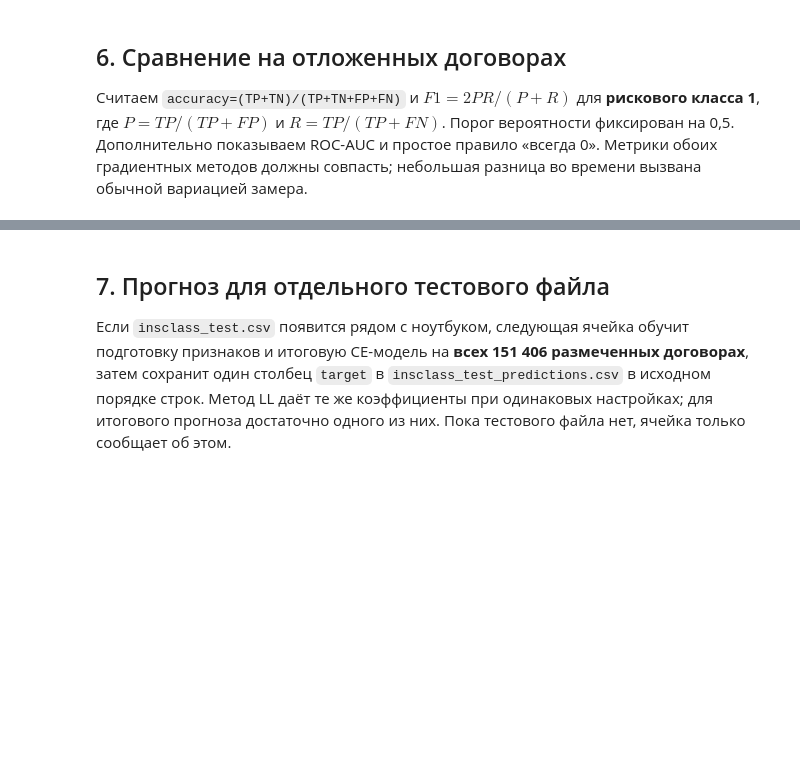
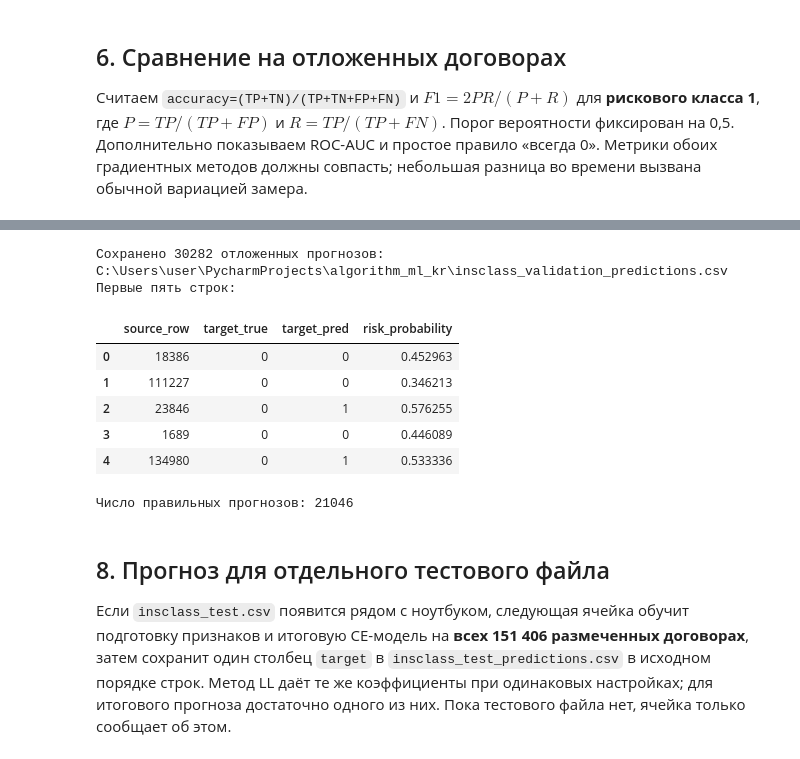
Before and after one commit to gvritia/algorithm_ml_kr, a Jupyter notebook: Текущий контроль 7-8 (реализация).ipynb, the cells around one changed output, grey strips where cells are left out. Drawn from its saved outputs; the diff is of its cells as text; code cells hidden in the pictures; blank space fills up the shorter version.

```diff
--- a/Текущий контроль 7-8 (реализация).ipynb
+++ b/Текущий контроль 7-8 (реализация).ipynb
@@ -267,5 +313,32 @@ plt.show()
+# %%
+# Сохраняем только отложенные договоры: эти строки не использовались при обучении.
+validation_export = pd.DataFrame({
+    'source_row': X_valid.index.to_numpy(),
+    'target_true': y_valid_array,
+    'target_pred': valid_predictions['CE'],
+    'risk_probability': models['CE'].predict_proba_positive(X_valid_ready),
+})
+validation_file = Path('insclass_validation_predictions.csv')
+validation_export.to_csv(validation_file, index=False)
+
+print(f'Сохранено {len(validation_export)} отложенных прогнозов: '
+      f'{validation_file.resolve()}')
+print('Первые пять строк:')
+display(validation_export.head())
+print('Число правильных прогнозов:',
+      int((validation_export['target_true'] == validation_export['target_pred']).sum()))
+# %% [output]
+Сохранено 30282 отложенных прогнозов: C:\Users\user\PycharmProjects\algorithm_ml_kr\insclass_validation_predictions.csv
+Первые пять строк:
+|  | source_row | target_true | target_pred | risk_probability |
+| 0 | 18386 | 0 | 0 | 0.452963 |
+| 1 | 111227 | 0 | 0 | 0.346213 |
+| 2 | 23846 | 0 | 1 | 0.576255 |
+| 3 | 1689 | 0 | 0 | 0.446089 |
+| 4 | 134980 | 0 | 1 | 0.533336 |
+Число правильных прогнозов: 21046
 # %% [markdown]
-## 7. Прогноз для отдельного тестового файла
+## 8. Прогноз для отдельного тестового файла
 
 Если `insclass_test.csv` появится рядом с ноутбуком, следующая ячейка обучит подготовку признаков и итоговую CE-модель на **всех 151 406 размеченных договорах**, затем сохранит один столбец `target` в `insclass_test_predictions.csv` в исходном порядке строк. Метод LL даёт те же коэффициенты при одинаковых настройках; для итогового прогноза достаточно одного из них. Пока тестового файла нет, ячейка только сообщает об этом.
 # %%
```
Also changed, not shown: parts of 9 cells of this notebook, 2 other files.
